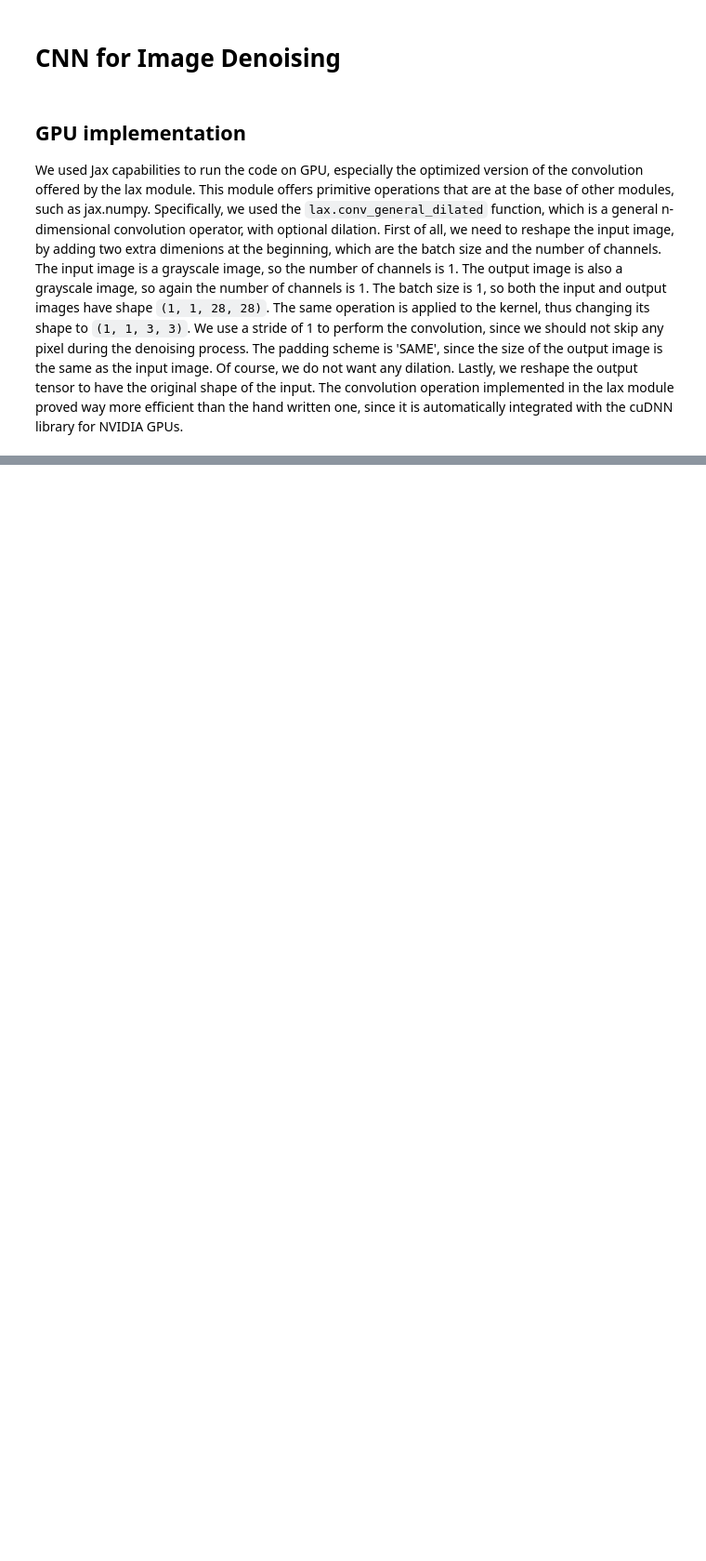
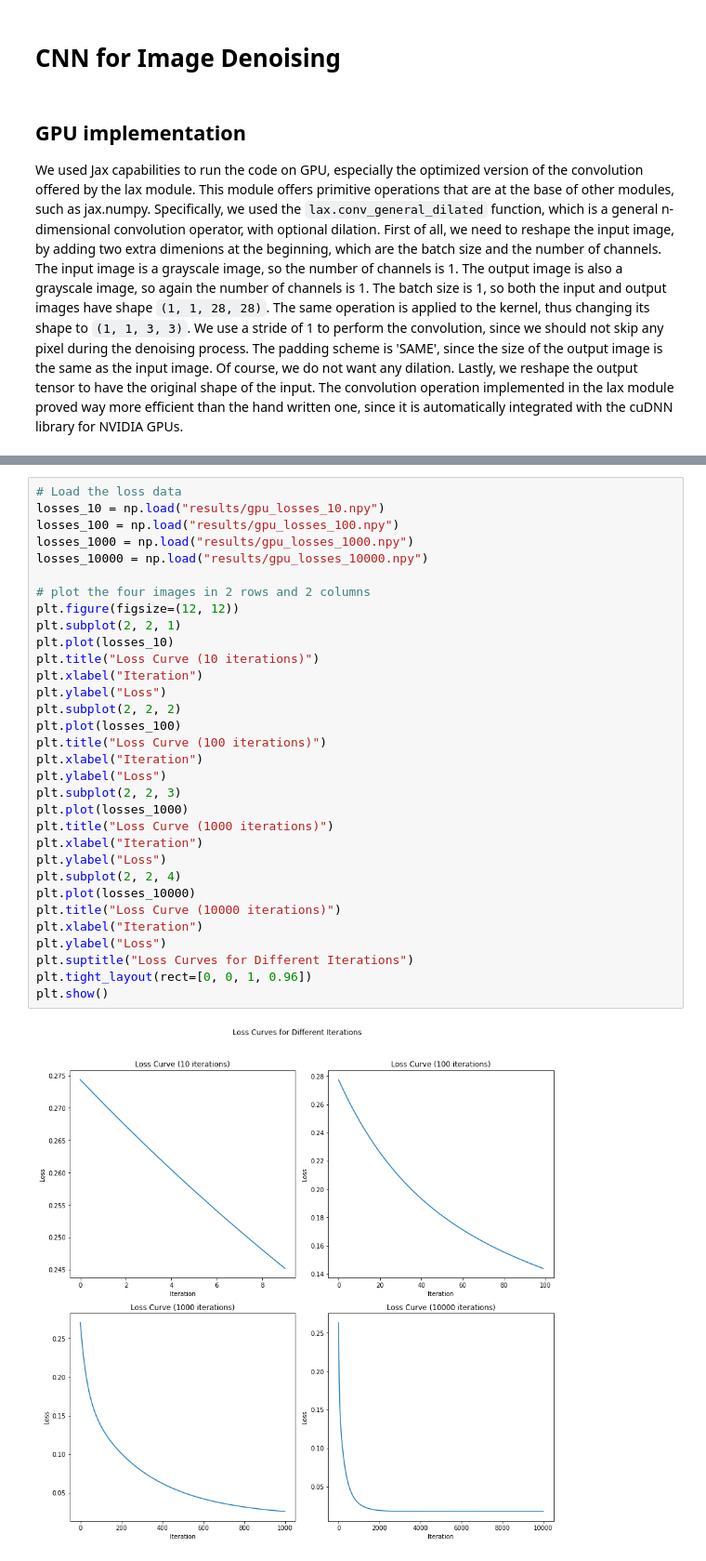
Before and after one commit to giorgiodaneri/ML_task3, a Jupyter notebook: results.ipynb, the cells around one changed output, grey strips where cells are left out. Shown at 93% size. Saved outputs shown, nothing was run; the diff lists cells and outputs as text; blank space fills up the shorter version.

```diff
--- a/results.ipynb
+++ b/results.ipynb
@@ -119,0 +179,34 @@ plt.show()
+# %%
+# Load the loss data
+losses_10 = np.load("results/gpu_losses_10.npy")
+losses_100 = np.load("results/gpu_losses_100.npy")
+losses_1000 = np.load("results/gpu_losses_1000.npy")
+losses_10000 = np.load("results/gpu_losses_10000.npy")
+
+# plot the four images in 2 rows and 2 columns
+plt.figure(figsize=(12, 12))
+plt.subplot(2, 2, 1)
+plt.plot(losses_10)
+plt.title("Loss Curve (10 iterations)")
+plt.xlabel("Iteration")
+plt.ylabel("Loss")
+plt.subplot(2, 2, 2)
+plt.plot(losses_100)
+plt.title("Loss Curve (100 iterations)")
+plt.xlabel("Iteration")
+plt.ylabel("Loss")
+plt.subplot(2, 2, 3)
+plt.plot(losses_1000)
+plt.title("Loss Curve (1000 iterations)")
+plt.xlabel("Iteration")
+plt.ylabel("Loss")
+plt.subplot(2, 2, 4)
+plt.plot(losses_10000)
+plt.title("Loss Curve (10000 iterations)")
+plt.xlabel("Iteration")
+plt.ylabel("Loss")
+plt.suptitle("Loss Curves for Different Iterations")
+plt.tight_layout(rect=[0, 0, 1, 0.96])
+plt.show()
+# %% [output]
+[figure, added]
```
Also changed, not shown: parts of 5 cells of this notebook, 2 other files.
